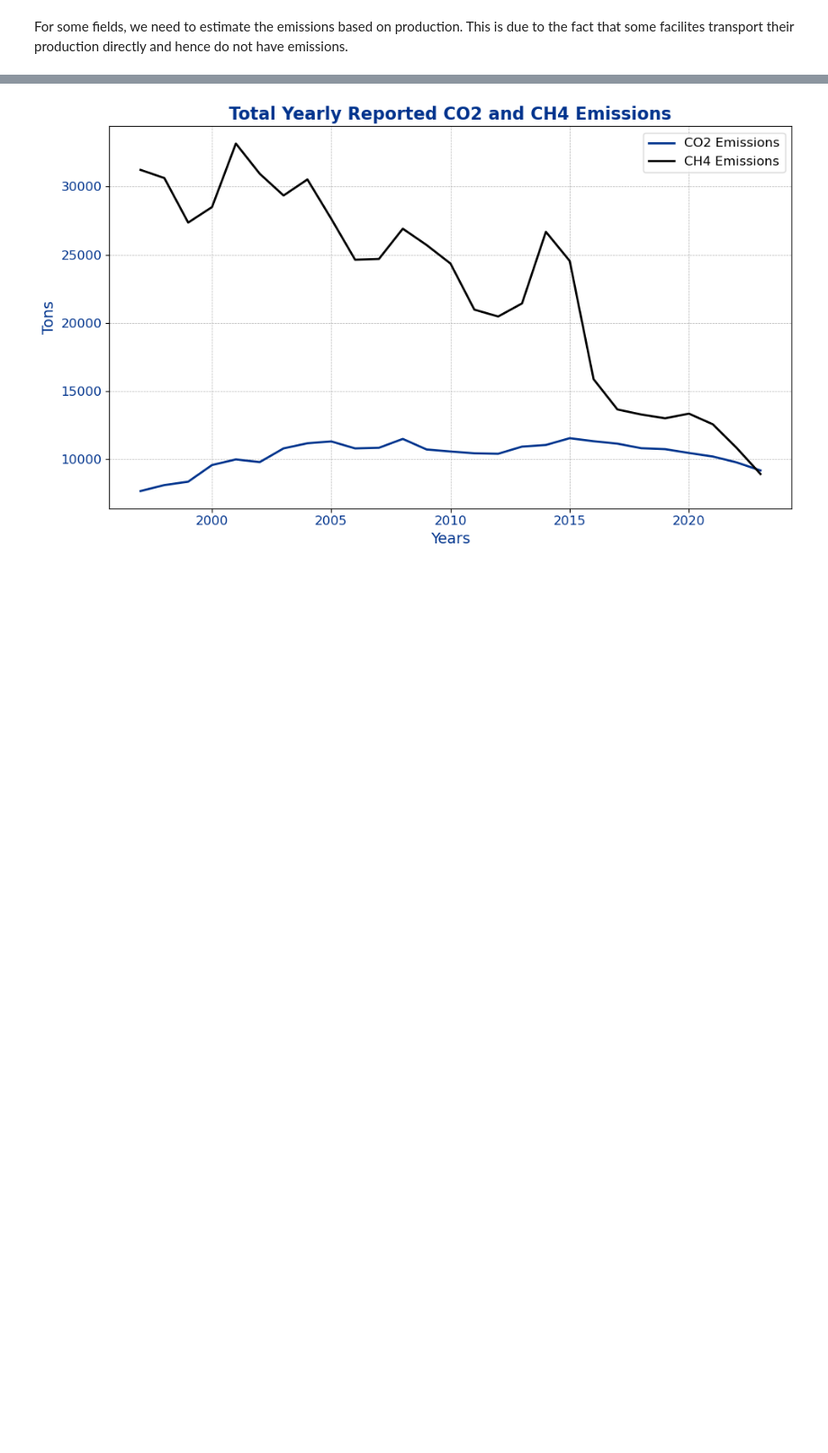
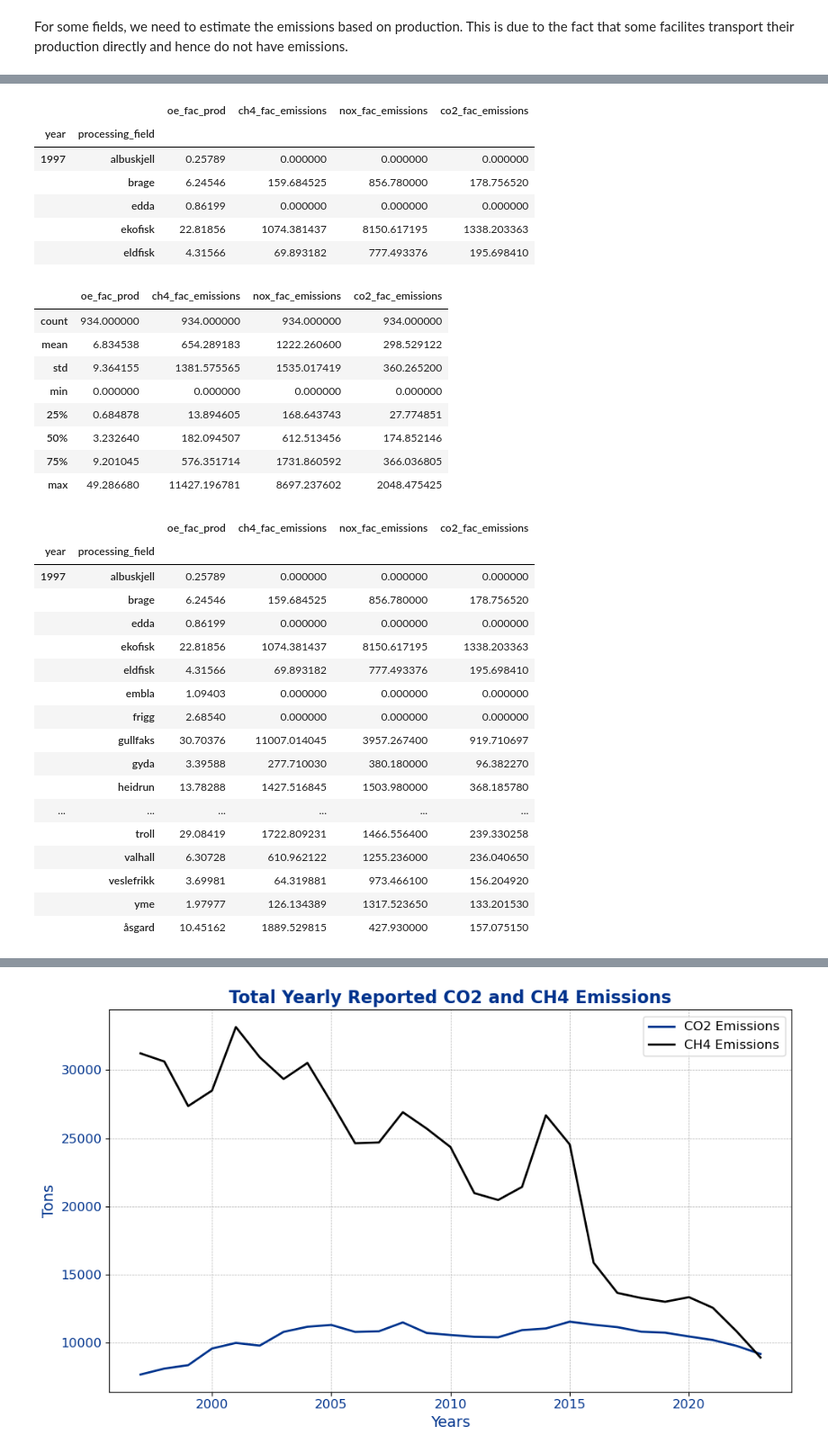
Before and after one commit to percw/Norwegian_oil_gas_decarbonization, a Jupyter notebook: notebooks/03_data_processing/03_production_and_emission_data_processing.ipynb, the cells around one changed output, grey strips where cells are left out. Shown at 90% size. Saved outputs shown, nothing was run; the diff lists cells and outputs as text; code cells hidden in the pictures; blank space fills up the shorter version.

```diff
--- a/notebooks/03_data_processing/03_production_and_emission_data_processing.ipynb
+++ b/notebooks/03_data_processing/03_production_and_emission_data_processing.ipynb
@@ -241,0 +498,63 @@ array(['statfjord nord', 'frøy', 'hod', 'albuskjell', 'cod', 'edda',
+# %%
+# Host processing field production in oe, yearly_ch4_emissions_tons	yearly_nox_emissions_tons	yearly_oil_spill_emissions_tons	yearly_water_emissions_m3, grouped by year and processing field on the only the production columns
+
+processing_production = fields_prod_emissions_1997_2023_df.groupby(
+    ["year", "processing_field"]
+)[
+    "net_oil_eq_prod_yearly_mill_sm3",
+    "yearly_ch4_emissions_tons",
+    "yearly_nox_emissions_tons",
+    "yearly_co2_emissions_1000_tonnes",
+].sum()
+
+# Rename columns to oil_fac_prod, gas_fac_prod, ngl_fac_prod, condensate_fac_prod, oil_eq_fac_prod, produced_water
+processing_production = processing_production.rename(
+    columns={
+        "net_oil_eq_prod_yearly_mill_sm3": "oe_fac_prod",
+        "yearly_ch4_emissions_tons": "ch4_fac_emissions",
+        "yearly_nox_emissions_tons": "nox_fac_emissions",
+        "yearly_co2_emissions_1000_tonnes": "co2_fac_emissions",
+    }
+)
+
+display(processing_production.head())
+display(processing_production.describe())
+
+# displaying year 1997
+
+processing_production[processing_production.index.get_level_values("year") == 1997]
+# %% [output]
+|  |  | oe_fac_prod | ch4_fac_emissions | nox_fac_emissions | co2_fac_emissions |
+| year | processing_field |  |  |  |  |
+| 1997 | albuskjell | 0.25789 | 0.000000 | 0.000000 | 0.000000 |
+|  | brage | 6.24546 | 159.684525 | 856.780000 | 178.756520 |
+|  | edda | 0.86199 | 0.000000 | 0.000000 | 0.000000 |
+|  | ekofisk | 22.81856 | 1074.381437 | 8150.617195 | 1338.203363 |
+|  | eldfisk | 4.31566 | 69.893182 | 777.493376 | 195.698410 |
+|  | oe_fac_prod | ch4_fac_emissions | nox_fac_emissions | co2_fac_emissions |
+| count | 934.000000 | 934.000000 | 934.000000 | 934.000000 |
+| mean | 6.834538 | 654.289183 | 1222.260600 | 298.529122 |
+| std | 9.364155 | 1381.575565 | 1535.017419 | 360.265200 |
+| min | 0.000000 | 0.000000 | 0.000000 | 0.000000 |
+| 25% | 0.684878 | 13.894605 | 168.643743 | 27.774851 |
+| 50% | 3.232640 | 182.094507 | 612.513456 | 174.852146 |
+| 75% | 9.201045 | 576.351714 | 1731.860592 | 366.036805 |
+| max | 49.286680 | 11427.196781 | 8697.237602 | 2048.475425 |
+|  |  | oe_fac_prod | ch4_fac_emissions | nox_fac_emissions | co2_fac_emissions |
+| year | processing_field |  |  |  |  |
+| 1997 | albuskjell | 0.25789 | 0.000000 | 0.000000 | 0.000000 |
+|  | brage | 6.24546 | 159.684525 | 856.780000 | 178.756520 |
+|  | edda | 0.86199 | 0.000000 | 0.000000 | 0.000000 |
+|  | ekofisk | 22.81856 | 1074.381437 | 8150.617195 | 1338.203363 |
+|  | eldfisk | 4.31566 | 69.893182 | 777.493376 | 195.698410 |
+|  | embla | 1.09403 | 0.000000 | 0.000000 | 0.000000 |
+|  | frigg | 2.68540 | 0.000000 | 0.000000 | 0.000000 |
+|  | gullfaks | 30.70376 | 11007.014045 | 3957.267400 | 919.710697 |
+|  | gyda | 3.39588 | 277.710030 | 380.180000 | 96.382270 |
+|  | heidrun | 13.78288 | 1427.516845 | 1503.980000 | 368.185780 |
+| ... | ... | ... | ... | ... | ... |
+|  | troll | 29.08419 | 1722.809231 | 1466.556400 | 239.330258 |
+|  | valhall | 6.30728 | 610.962122 | 1255.236000 | 236.040650 |
+|  | veslefrikk | 3.69981 | 64.319881 | 973.466100 | 156.204920 |
+|  | yme | 1.97977 | 126.134389 | 1317.523650 | 133.201530 |
+|  | åsgard | 10.45162 | 1889.529815 | 427.930000 | 157.075150 |
```
Also changed, not shown: parts of 33 cells of this notebook, 1 other file.
